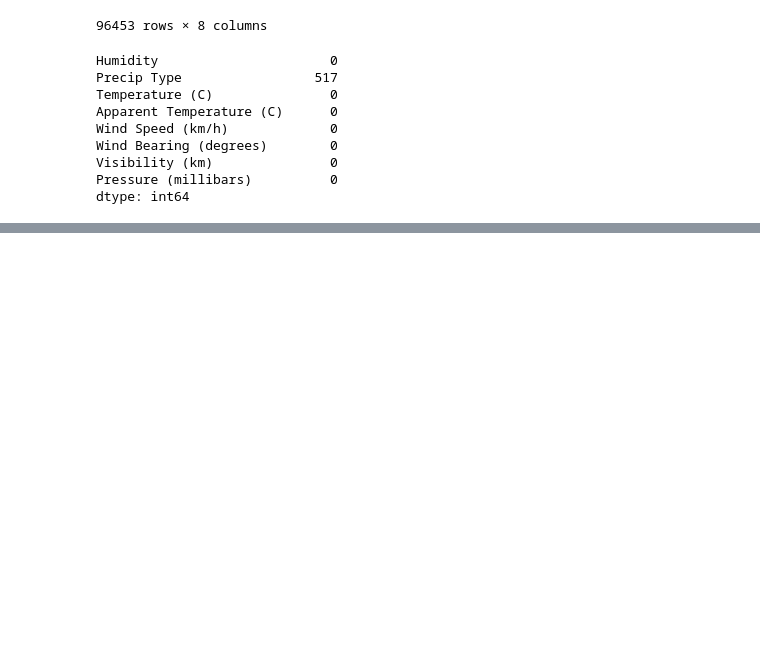
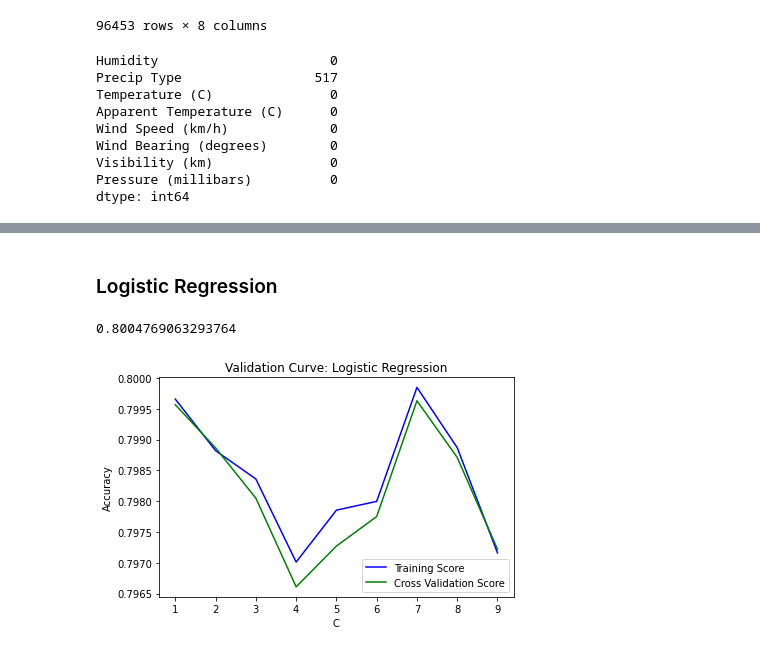
Before and after one commit to faisalbegins/MLMiniProjectOne, a Jupyter notebook: notebooks/HumidityPrediction.ipynb, the cells around one changed output, grey strips where cells are left out. Drawn from its saved outputs; the diff is of its cells as text; code cells hidden in the pictures; blank space fills up the shorter version.

```diff
--- a/notebooks/HumidityPrediction.ipynb
+++ b/notebooks/HumidityPrediction.ipynb
@@ -298,0 +175,7 @@ optimized_knn.score(X_test, Y_test)
+# %%
+# split data into features and target and convert humidity value from range to different class
+X = data.iloc[:,1:]
+Y = data.iloc[:,0].map(lambda x: 1 if x >= .7 else 0)
+
+# Check correlation among features
+X.corr()
@@ -298,0 +192,25 @@ optimized_knn.score(X_test, Y_test)
+# %%
+# Split the dataset into 80:20 for training and test data
+from sklearn.model_selection import train_test_split
+X_train, X_test, y_train, y_test = train_test_split(X, Y, test_size=0.2, random_state=1)
+# %% [markdown]
+### Logistic Regression
+# %%
+# Train Logistic Regression
+from sklearn.linear_model import LogisticRegression
+lr = LogisticRegression()
+lr.fit(X_train, y_train)
+lr.predict(X_test)
+lr.score(X_test, y_test)
+# %% [output]
+0.8004769063293764
+# %%
+# validation curve for Logistic Regression
+parameter_range = np.arange(1, 10, 1)
+plot_validation_curve(title="Validation Curve: Logistic Regression",
+                      X=X_train, y=y_train,
+                      estimator=LogisticRegression(),
+                      param_name='C',
+                      parameter_range=np.arange(1, 10, 1))
+# %% [output]
+[figure, added]
```
Also changed, not shown: parts of 63 cells of this notebook, 1 other file.
